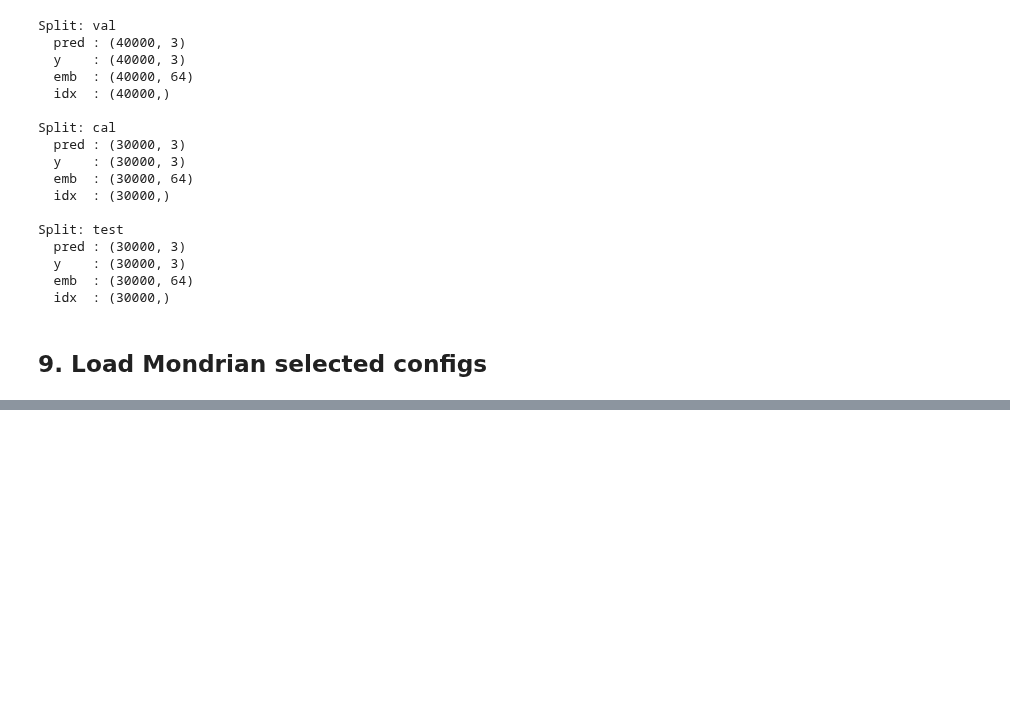
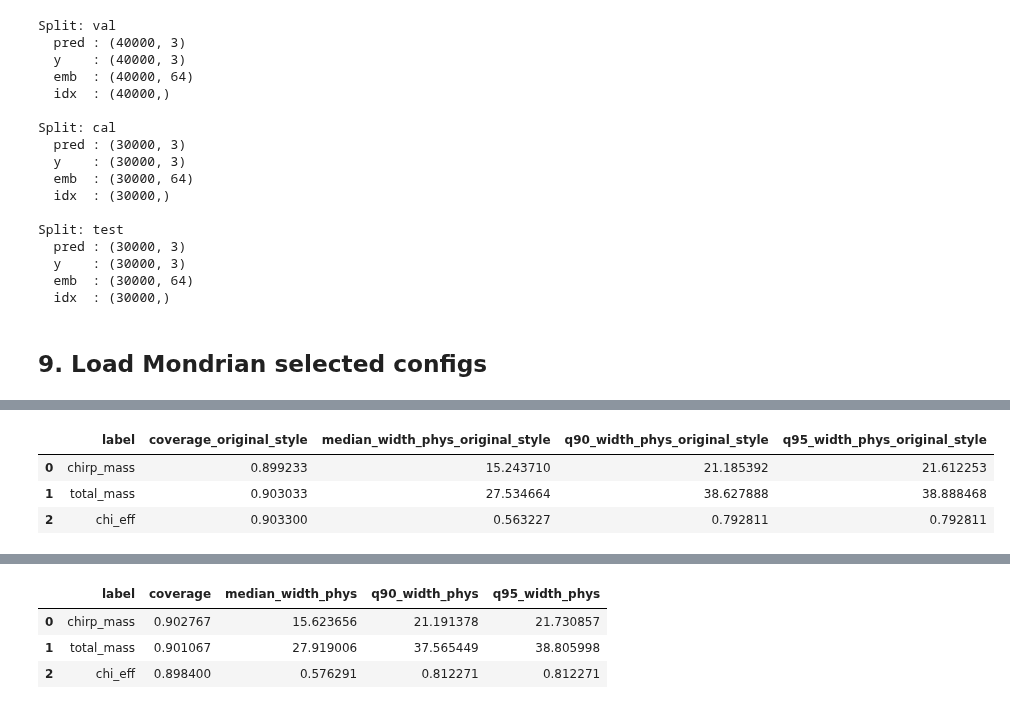
Before and after one commit to victorsh13/Gravitational-Waves-Lab, a Jupyter notebook: cbc_pe/notebooks/05_real_event_inference_m08_sanity.ipynb, the cells around one changed output, grey strips where cells are left out. Cells and saved outputs as stored; diff of their text form; code cells hidden in the pictures; blank space fills up the shorter version.

Commit message:
Include function to calibrate per target

```diff
--- a/cbc_pe/notebooks/05_real_event_inference_m08_sanity.ipynb
+++ b/cbc_pe/notebooks/05_real_event_inference_m08_sanity.ipynb
@@ -509,0 +1005,65 @@ print("Selected Mondrian policy:", MONDRIAN_POLICY)
+# %%
+from src.conformal.pipeline import run_mondrian_regression
+
+def rerun_original_style_for_selected_row(cfg):
+    label = cfg["label"]
+    j = cfg["label_index"]
+
+    kwargs = dict(
+        pred_cal=SPLITS["cal"]["pred"],
+        pred_test=SPLITS["test"]["pred"],
+        y_cal=SPLITS["cal"]["y"],
+        y_test=SPLITS["test"]["y"],
+        n_bins=cfg["n_bins"],
+        confidence_level=0.90,
+        apply_jitter=False,
+        interval_mode=cfg["interval_mode"],
+        taxonomy_mode=cfg["taxonomy_mode"],
+        min_samples_per_bin=10,
+        tolerance_sigmas=(1, 2, 3),
+    )
+
+    if cfg["taxonomy_mode"] == "difficulty":
+        kwargs["cal_embedding"] = SPLITS["cal"]["emb"]
+        kwargs["target_embedding"] = SPLITS["test"]["emb"]
+        kwargs["n_neighbors"] = 5
+
+    result = run_mondrian_regression(**kwargs)
+
+    lower_phys = inverse_standardize(result.lower)
+    upper_phys = inverse_standardize(result.upper)
+
+    widths_phys = upper_phys - lower_phys
+
+    return {
+        "label": label,
+        "coverage_original_style": result.metrics["global_coverage"][j],
+        "median_width_phys_original_style": np.median(widths_phys[:, j]),
+        "q90_width_phys_original_style": np.quantile(widths_phys[:, j], 0.90),
+        "q95_width_phys_original_style": np.quantile(widths_phys[:, j], 0.95),
+    }
+
+
+original_style_rows = []
+
+for label, cfg in selected_configs.items():
+    original_style_rows.append(rerun_original_style_for_selected_row(cfg))
+
+original_style_df = pd.DataFrame(original_style_rows)
+display(original_style_df)
+
+display(validation_df)
+display(selected_policy_df[
+    [
+        "label",
+        "coverage",
+        "median_width_phys",
+        "q90_width_phys",
+        "q95_width_phys",
+    ]
+])
+# %% [output]
+|  | label | coverage_original_style | median_width_phys_original_style | q90_width_phys_original_style | q95_width_phys_original_style |
+| 0 | chirp_mass | 0.899233 | 15.243710 | 21.185392 | 21.612253 |
+| 1 | total_mass | 0.903033 | 27.534664 | 38.627888 | 38.888468 |
+| 2 | chi_eff | 0.903300 | 0.563227 | 0.792811 | 0.792811 |
@@ -509,0 +1074,4 @@ print("Selected Mondrian policy:", MONDRIAN_POLICY)
+|  | label | coverage | median_width_phys | q90_width_phys | q95_width_phys |
+| 0 | chirp_mass | 0.902767 | 15.623656 | 21.191378 | 21.730857 |
+| 1 | total_mass | 0.901067 | 27.919006 | 37.565449 | 38.805998 |
+| 2 | chi_eff | 0.898400 | 0.576291 | 0.812271 | 0.812271 |
```
Also changed, not shown: parts of 29 cells of this notebook.
